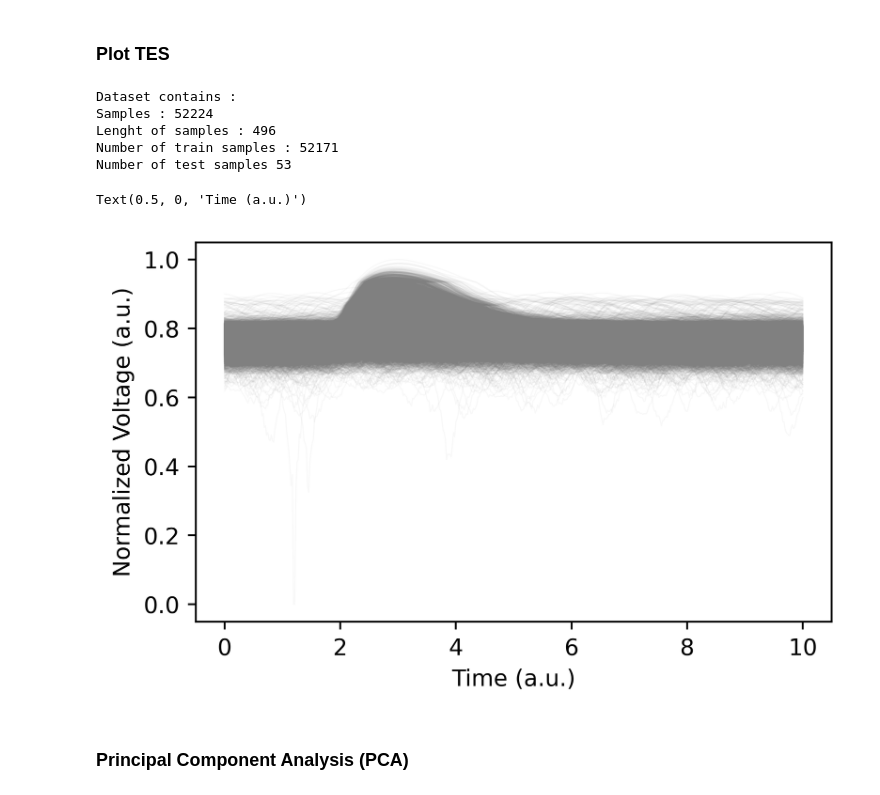
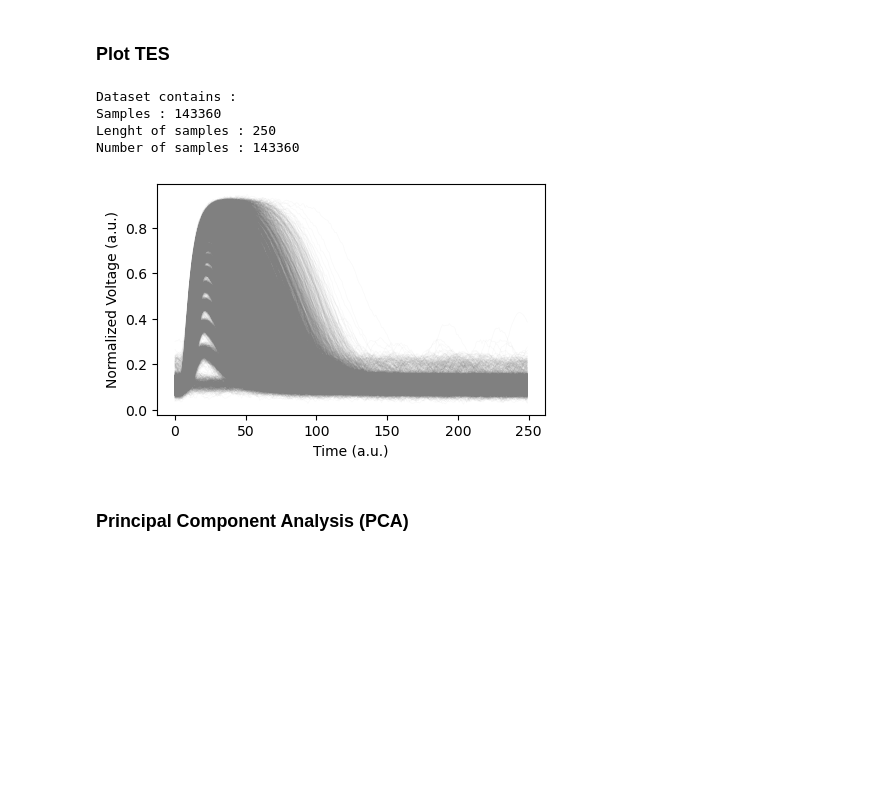
Before and after one commit to polyquantique/Photon-Number-Classification, a Jupyter notebook: DimensionalityReduction.ipynb, the cells around one changed output. Saved outputs shown, nothing was run; the diff lists cells and outputs as text; code cells hidden in the pictures; blank space fills up the shorter version.

```diff
--- a/DimensionalityReduction.ipynb
+++ b/DimensionalityReduction.ipynb
@@ -35,22 +39,14 @@ def build_dataset(path):
         -path (str) : Path to the dataset files.
     """
     #496
-    X = np.concatenate([np.fromfile(f"{path}{fileName}",dtype=np.uint16).reshape(-1,496) for fileName in listdir(path)])
+    X = np.concatenate([np.fromfile(f"{path}{fileName}",dtype=np.float16).reshape(-1,250) for fileName in listdir(path)])
+    X = X.astype("double")
     shape = np.shape(X)
-
-
-    #X = (X - np.mean(X)) / (np.std(X))
-    #X = StandardScaler().fit_transform(TES)
-    X = (X - np.min(X)) / (np.max(X) - np.min(X))
-    #X = TES
-
-    X_train, X_test = train_test_split(X, test_size=0.001, random_state=0)
 
     print(f"Dataset contains :",
         f"\nSamples : {shape[0]}",
         f"\nLenght of samples : {shape[1]}",
-        f"\nNumber of train samples : {len(X_train)}",
-        f"\nNumber of test samples {len(X_test)}")
+        f"\nNumber of samples : {len(X)}")
 
-    return X_train , X_test
+    return X
 # %%
@@ -112,28 +139,22 @@ def clustering(X, function, label_return = False,**param):
 # %% [markdown]
 ### Plot TES
 # %%
-X, X_test = build_dataset("Datasets/Oxford/")
-time = np.linspace(0,10,len(X_test[0]))
+X = build_dataset("Datasets/NIST (250)/")
 
-X = (X - np.min(X)) / (np.max(X)-np.min(X))
+plt.figure(figsize=(5,3))
+plot = [plt.plot(i,alpha=0.05, color=[0.5,0.5,0.5], linewidth=0.5) for i in X[::10]]
 
-plt.figure(figsize=(5,3), dpi=500)
-plot = [plt.plot(time, i,alpha=0.05, color=[0.5,0.5,0.5], linewidth=0.5) for i in X]
 
-#plt.yticks([])
-#plt.xticks([])
 plt.ylabel("Normalized Voltage (a.u.)")
 plt.xlabel("Time (a.u.)")
+plt.show()
 
 #plt.savefig('Trace_Oxford.png', transparent=True)
-#clustering(X_autoencoder,DBSCAN, eps=0.0201,min_samples = 30)
 # %% [output]
 Dataset contains :
-Samples : 52224
-Lenght of samples : 496
-Number of train samples : 52171
-Number of test samples 53
+Samples : 143360
+Lenght of samples : 250
+Number of samples : 143360
-Text(0.5, 0, 'Time (a.u.)')
-[figure, old version]
+[figure, new version]
 # %% [markdown]
 ### Principal Component Analysis (PCA)
```
Also changed, not shown: parts of 19 cells of this notebook, 54 other files.
